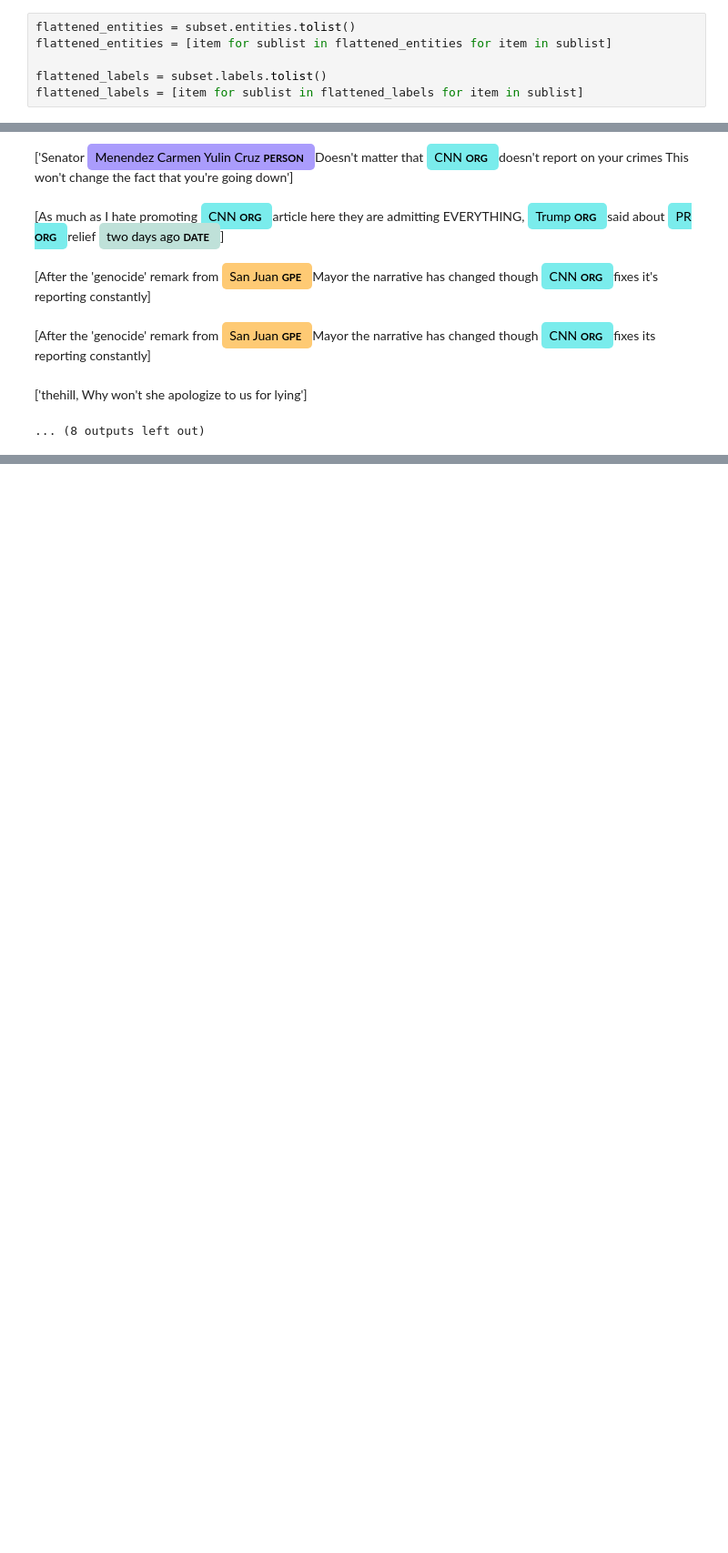
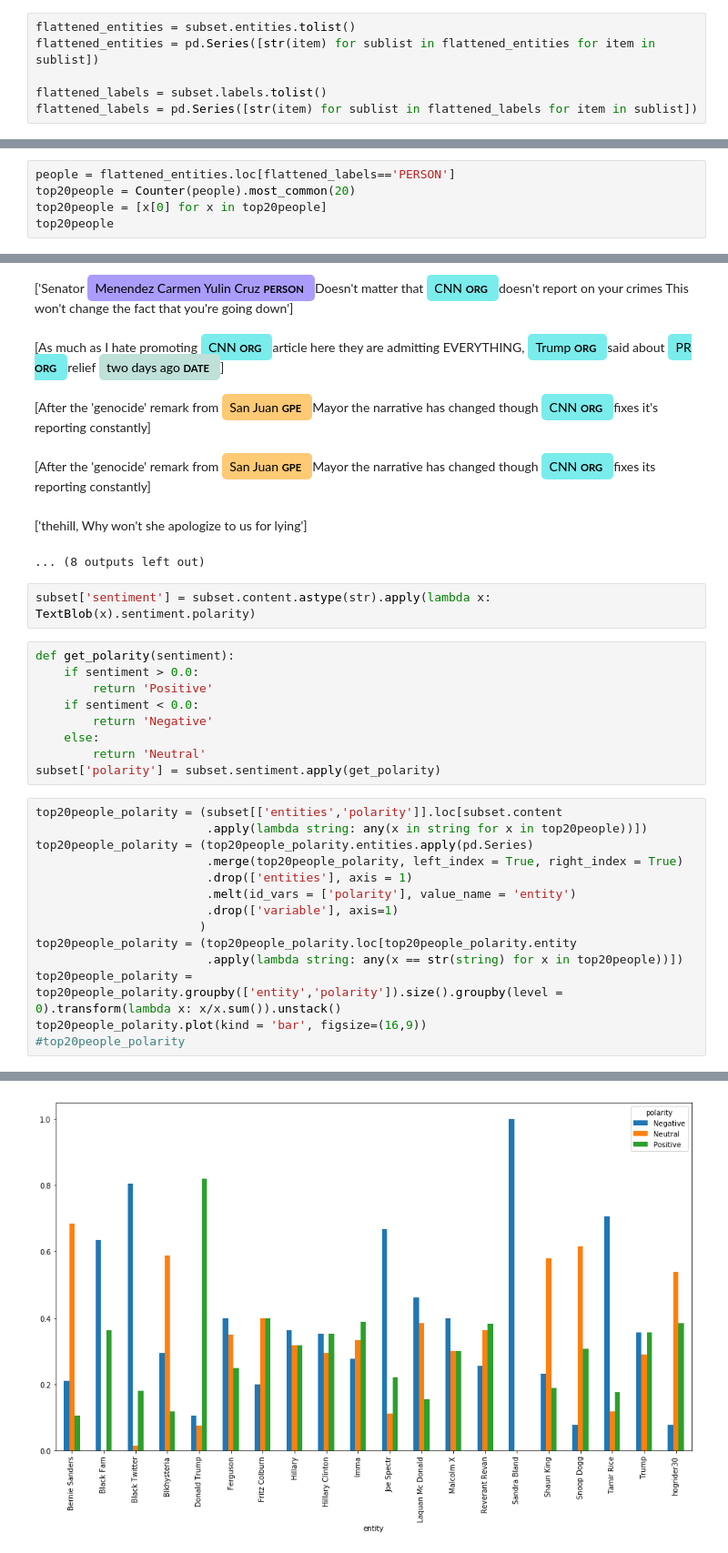
Before and after one commit to gcdunn/twitter-sockpuppet-nlp, a Jupyter notebook: NER.ipynb, the cells around one changed output, grey strips where cells are left out. Shown at 91% size. Cells and saved outputs as stored; diff of their text form; blank space fills up the shorter version.

Commit message:
extremely pythonic setiment graph

```diff
--- a/NER.ipynb
+++ b/NER.ipynb
@@ -51,7 +53,7 @@ subset['labels'] = subset.docs.apply(lambda doc: [ent.label_ for ent in doc.ents
 subset['sentences'] = subset.docs.apply(lambda doc: [sent for sent in doc.sents])
 # %%
 flattened_entities = subset.entities.tolist()
-flattened_entities = [item for sublist in flattened_entities for item in sublist]
+flattened_entities = pd.Series([str(item) for sublist in flattened_entities for item in sublist])
 
 flattened_labels = subset.labels.tolist()
-flattened_labels = [item for sublist in flattened_labels for item in sublist]
+flattened_labels = pd.Series([str(item) for sublist in flattened_labels for item in sublist])
@@ -71,0 +114,5 @@ top10
+# %%
+people = flattened_entities.loc[flattened_labels=='PERSON']
+top20people = Counter(people).most_common(20)
+top20people = [x[0] for x in top20people]
+top20people
@@ -86,3 +180,29 @@ for i in range(20):
 [After the 'genocide' remark from San Juan GPE Mayor the narrative has changed though CNN ORG fixes its reporting constantly]
 ['thehill, Why won't she apologize to us for lying']
 ... (8 outputs left out)
+# %%
+subset['sentiment'] = subset.content.astype(str).apply(lambda x: TextBlob(x).sentiment.polarity)
+# %%
+def get_polarity(sentiment):
+    if sentiment > 0.0:
+        return 'Positive'
+    if sentiment < 0.0:
+        return 'Negative'
+    else:
+        return 'Neutral'
+subset['polarity'] = subset.sentiment.apply(get_polarity)
+# %%
+top20people_polarity = (subset[['entities','polarity']].loc[subset.content
+                        .apply(lambda string: any(x in string for x in top20people))])
+top20people_polarity = (top20people_polarity.entities.apply(pd.Series)
+                        .merge(top20people_polarity, left_index = True, right_index = True)
+                        .drop(['entities'], axis = 1)
+                        .melt(id_vars = ['polarity'], value_name = 'entity')
+                        .drop(['variable'], axis=1)
+                       )
+top20people_polarity = (top20people_polarity.loc[top20people_polarity.entity
+                        .apply(lambda string: any(x == str(string) for x in top20people))])
+top20people_polarity = top20people_polarity.groupby(['entity','polarity']).size().groupby(level = 0).transform(lambda x: x/x.sum()).unstack()
+top20people_polarity.plot(kind = 'bar', figsize=(16,9))
+#top20people_polarity
+# %% [output]
@@ -88,0 +210 @@ for i in range(20):
+[figure, added]
```
Also changed, not shown: parts of 12 cells of this notebook.
